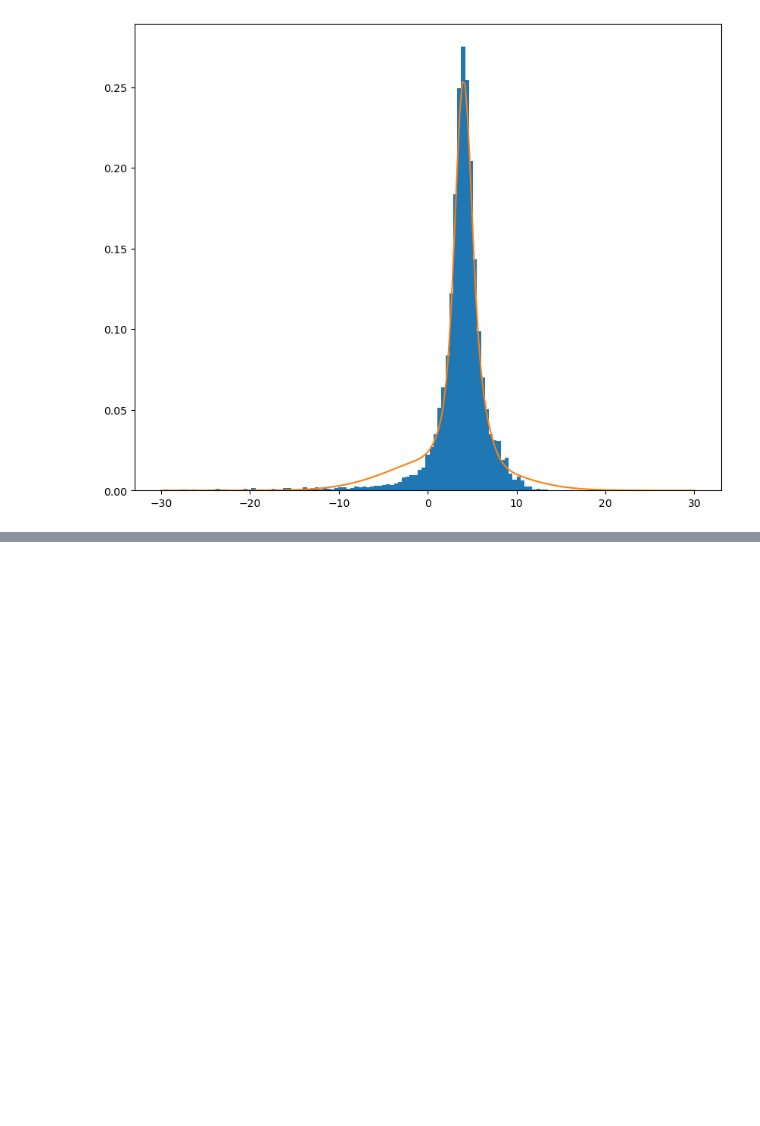
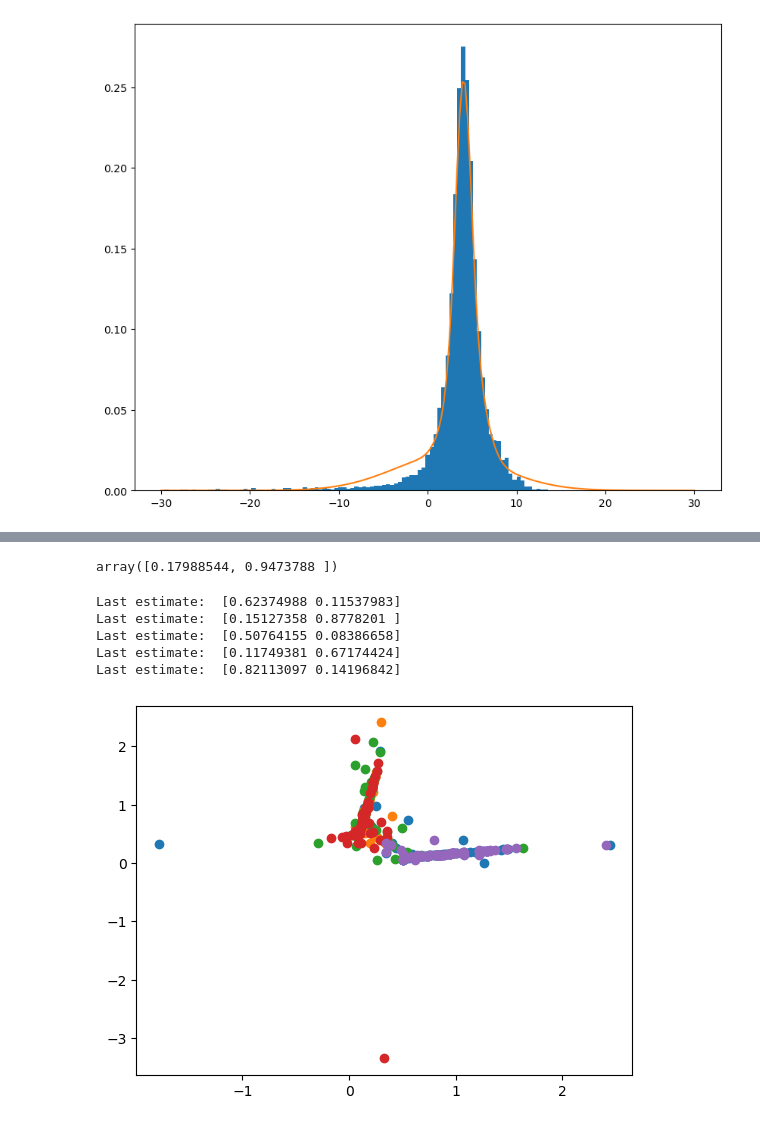
Before and after one commit to james-hughes1/mphildis-coursework, a Jupyter notebook: principles-of-data-science/Examples4.ipynb, the cells around one changed output, grey strips where cells are left out. Drawn from its saved outputs; the diff is of its cells as text; code cells hidden in the pictures; blank space fills up the shorter version.

```diff
--- a/principles-of-data-science/Examples4.ipynb
+++ b/principles-of-data-science/Examples4.ipynb
@@ -262,0 +289,5 @@ plt.show()
+# %%
+def compute_next_theta(Q, X):
+    theta_0_hat = np.sum(X * (1 - Q)) / (2*np.sum((10 - X) * (1 - Q)))
+    theta_1_hat = np.sum(X * Q) / (2*np.sum((10 - X) * Q))
+    return np.array([theta_0_hat, theta_1_hat])
@@ -262,0 +301,6 @@ plt.show()
+# %%
+Z = np.random.binomial(1, 0.5, 100)
+X_0 = np.random.binomial(10, 0.2, 100)
+X_1 = np.random.binomial(10, 0.6, 100)
+X = (1-Z)*X_0 + Z*X_1
+Z, X
@@ -262,0 +318,40 @@ plt.show()
+# %%
+compute_next_theta(Q=compute_posterior_guesses((0.3, 0.7), X), X=X)
+# %% [output]
+array([0.17988544, 0.9473788 ])
+# %%
+def iterate_theta(theta_T_init, length):
+    theta_T_path = np.zeros((length, 2))
+    theta_T_path[0] = theta_T_init
+    for i in range(length - 1):
+        theta_T_path[i+1] = compute_next_theta(Q=compute_posterior_guesses(theta_T_path[i], X), X=X)
+    return theta_T_path
+# %%
+theta_T_path = iterate_theta(np.array([0.21, 0.61]), 100)
+print("Last estimate: ", theta_T_path[-1])
+plt.scatter(theta_T_path[:,0], theta_T_path[:,1])
+
+theta_T_path = iterate_theta(np.array([0.4, 0.8]), 100)
+print("Last estimate: ", theta_T_path[-1])
+plt.scatter(theta_T_path[:,0], theta_T_path[:,1])
+
+theta_T_path = iterate_theta(np.array([0.5, 0.6]), 100)
+print("Last estimate: ", theta_T_path[-1])
+plt.scatter(theta_T_path[:,0], theta_T_path[:,1])
+
+theta_T_path = iterate_theta(np.array([0.3, 0.7]), 100)
+print("Last estimate: ", theta_T_path[-1])
+plt.scatter(theta_T_path[:,0], theta_T_path[:,1])
+
+theta_T_path = iterate_theta(np.array([0.8, 0.4]), 100)
+print("Last estimate: ", theta_T_path[-1])
+plt.scatter(theta_T_path[:,0], theta_T_path[:,1])
+
+plt.show()
+# %% [output]
+Last estimate:  [0.62374988 0.11537983]
+Last estimate:  [0.15127358 0.8778201 ]
+Last estimate:  [0.50764155 0.08386658]
+Last estimate:  [0.11749381 0.67174424]
+Last estimate:  [0.82113097 0.14196842]
+[figure, added]
```
Also changed, not shown: parts of 10 cells of this notebook, 2 other files.
